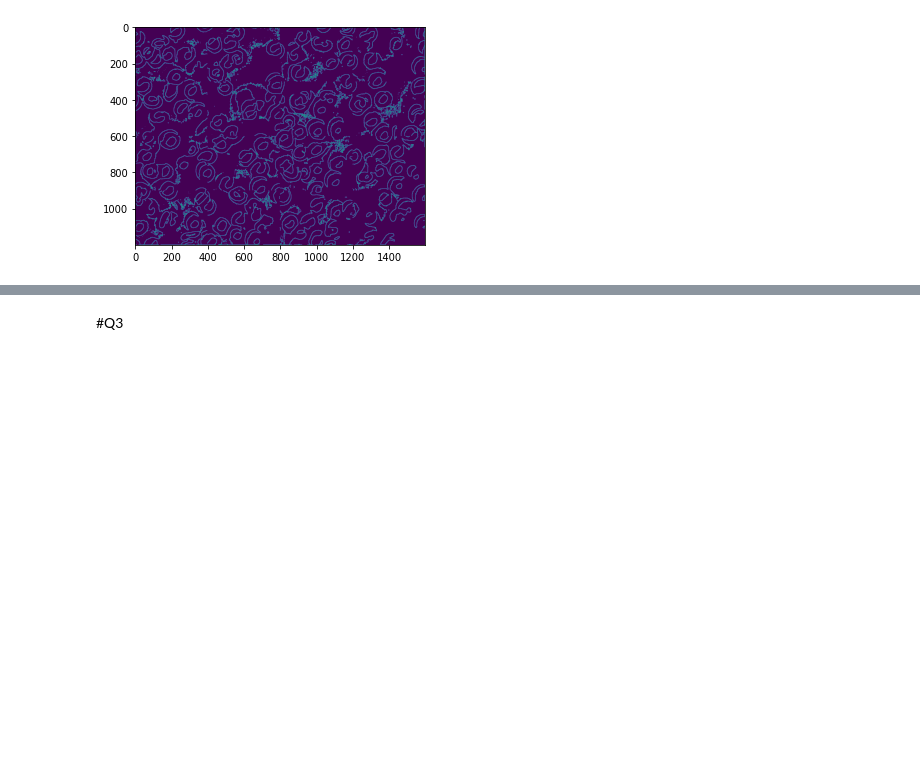
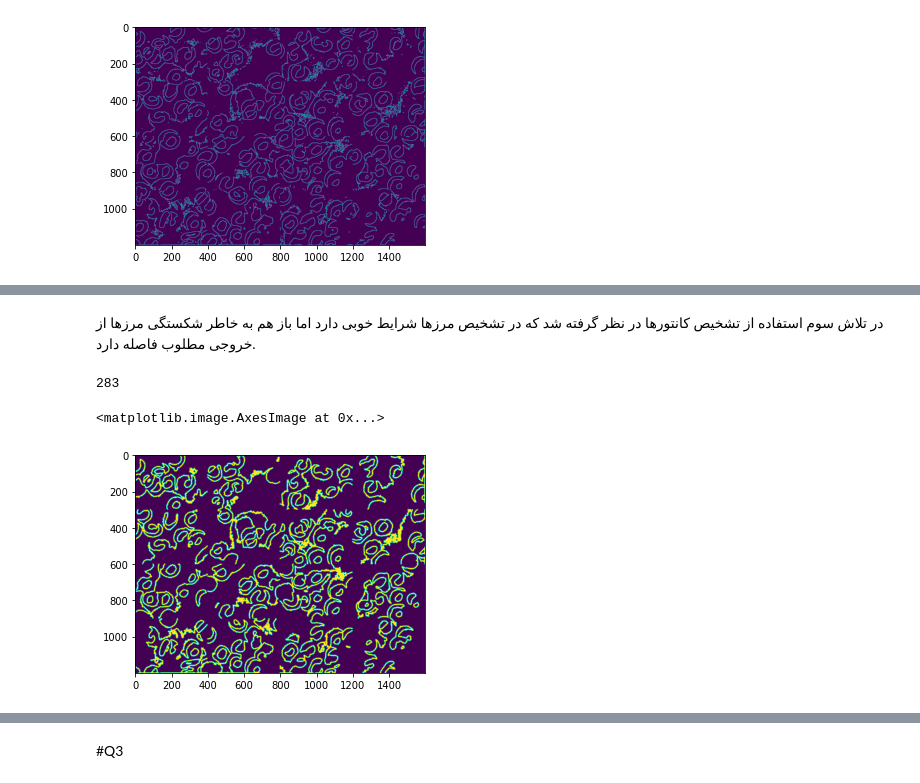
Before and after one commit to aSafarpoor/DIP, a Jupyter notebook: DIP_HW5_99210301.ipynb, the cells around one changed output, grey strips where cells are left out. Cells and saved outputs as stored; diff of their text form; code cells hidden in the pictures; blank space fills up the shorter version.

```diff
--- a/DIP_HW5_99210301.ipynb
+++ b/DIP_HW5_99210301.ipynb
@@ -473,0 +556,24 @@ imshow(out/255+im3d/255)
+# %% [markdown]
+<p dir="rtl">
+در تلاش سوم استفاده از تشخیص کانتور‌ها در نظر گرفته شد که در تشخیص مرزها شرایط خوبی دارد اما باز هم به خاطر شکستگی مرزها از خروجی مطلوب فاصله دارد.
+</p>
+# %%
+a = np.copy(img[:])
+# %%
+ret, thresh = cv2.threshold(a, a.max()-90 , 255, 0)
+t = cv2.convertScaleAbs(thresh)
+contours, hierarchy = cv2.findContours(t, cv2.RETR_TREE, cv2.CHAIN_APPROX_SIMPLE)
+# %%
+lst = []
+for c in contours:
+    area = cv2.contourArea(c)
+    if area > 80:
+        lst.append(c)
+print(len(lst))
+raw = np.zeros(img.shape)
+raw = cv2.drawContours(raw, lst, -1, (255), 5)
+imshow(raw)
+# %% [output]
+283
+<matplotlib.image.AxesImage at 0x...>
+[figure, added]
```
Also changed, not shown: parts of 29 cells of this notebook.
